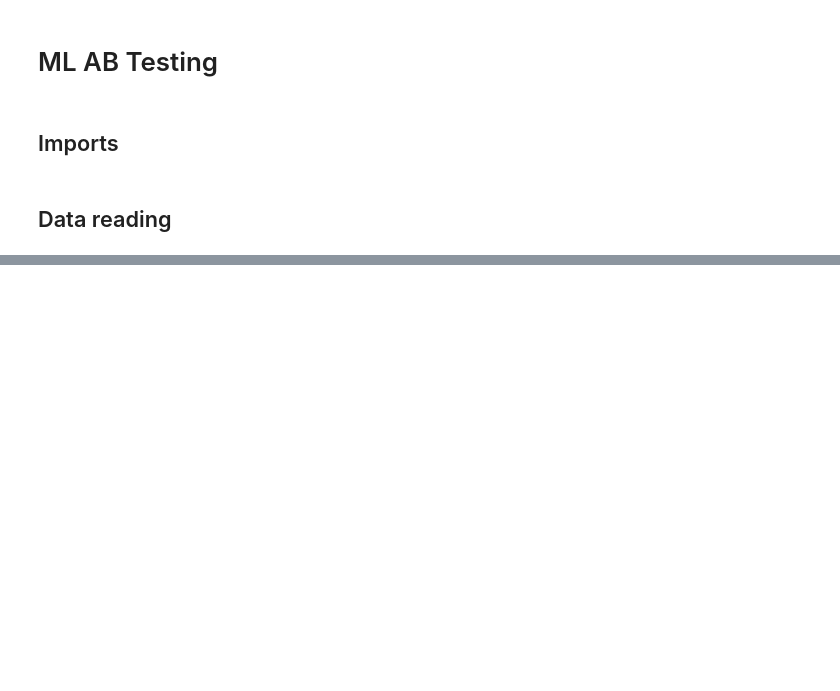
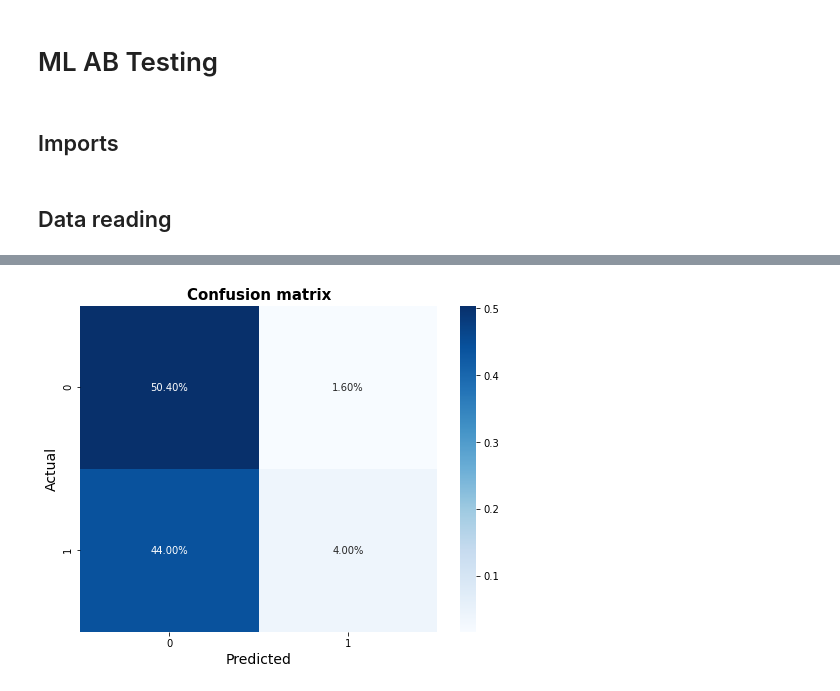
Before and after one commit to eandualem/abtest-mlops, a Jupyter notebook: notebooks/ml-ab-testing.ipynb, the cells around one changed output, grey strips where cells are left out. Cells and saved outputs as stored; diff of their text form; code cells hidden in the pictures; blank space fills up the shorter version.

```diff
--- a/notebooks/ml-ab-testing.ipynb
+++ b/notebooks/ml-ab-testing.ipynb
@@ -147,0 +129,5 @@ xgboost??
+# %%
+y_preds = model.predict(test_features)
+plot_confusion_metrics(test_labels, y_preds)
+# %% [output]
+[figure, added]
```
Also changed, not shown: parts of 35 cells of this notebook, 10 other files.
